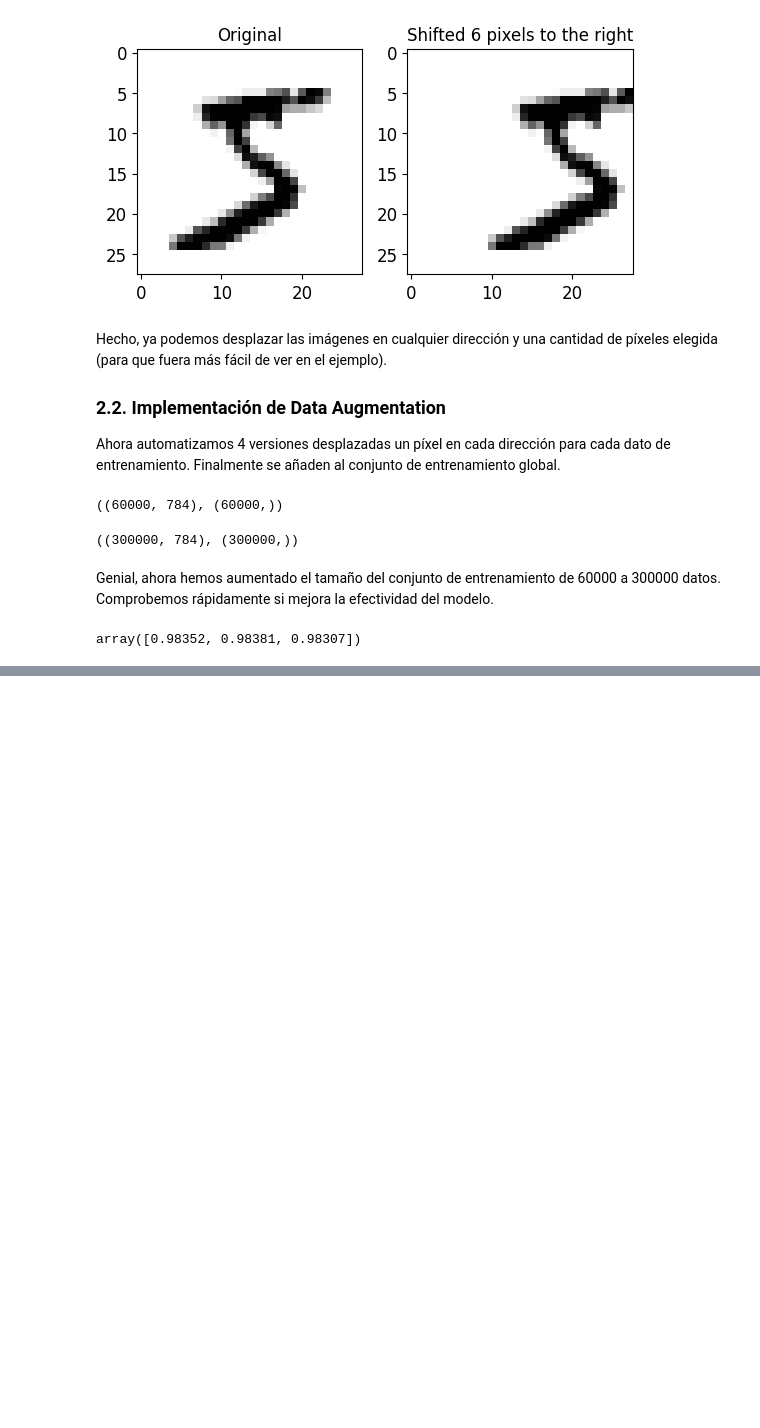
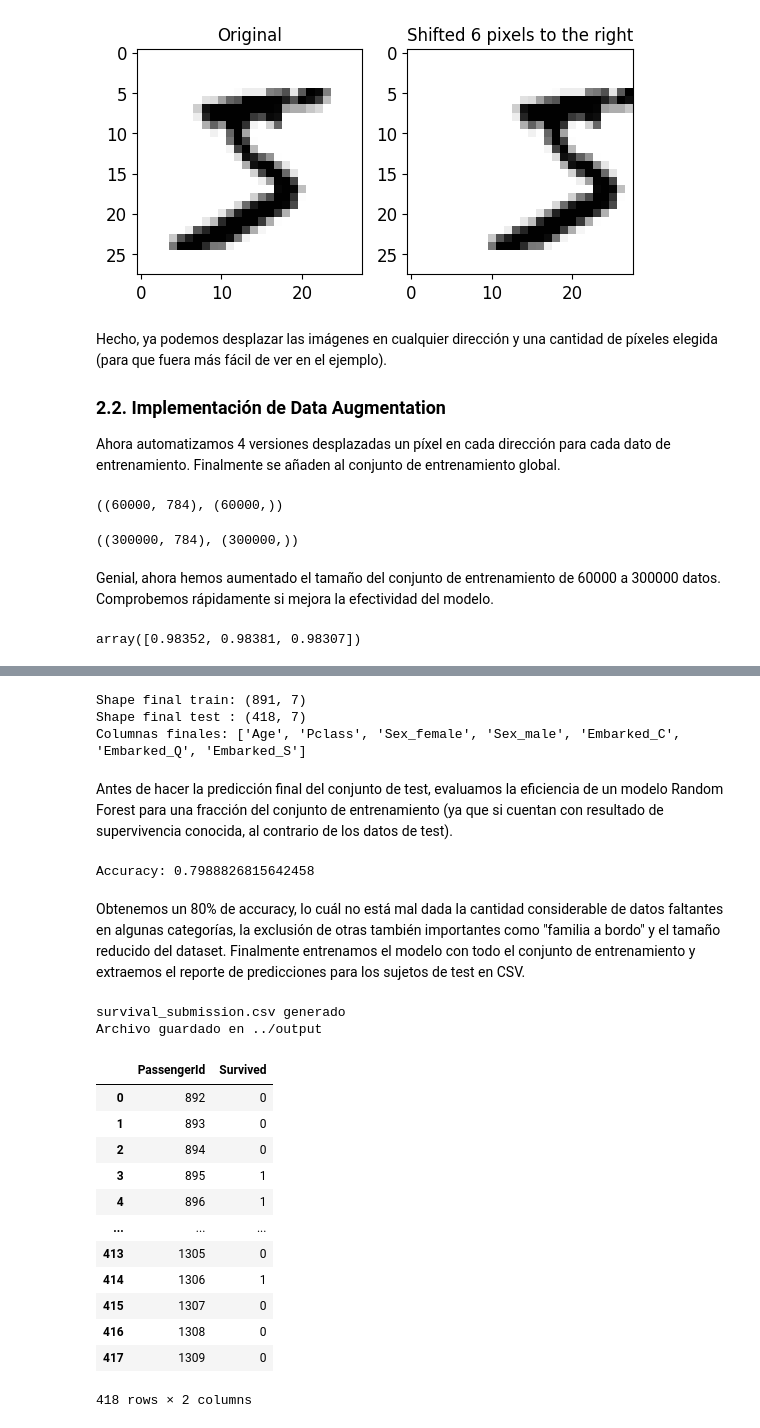
Before and after one commit to hugodidi/muria-machinelearning, a Jupyter notebook: Classification/src/classification_exercises_diazdiazhugo.ipynb, the cells around one changed output, grey strips where cells are left out. Drawn from its saved outputs; the diff is of its cells as text; code cells hidden in the pictures; blank space fills up the shorter version.

```diff
--- a/Classification/classification_exercises_diazdiazhugo.ipynb
+++ b/Classification/src/classification_exercises_diazdiazhugo.ipynb
@@ -194,0 +277,71 @@ Tras 18 minutos de entrenamiento + validación cruzada se verifica que un modelo
+# %%
+# Convertir numéricas imputadas en DataFrame
+Xtr_num_imp = pd.DataFrame(Xtr_num_imp, columns=num_cols, index=X_train.index)
+Xte_num_imp = pd.DataFrame(Xte_num_imp, columns=num_cols, index=X_test.index)
+
+# Unir numéricas y categóricas
+Xtr_final = pd.concat([Xtr_num_imp, Xtr_cat_ohe], axis=1)
+Xte_final = pd.concat([Xte_num_imp, Xte_cat_ohe], axis=1)
+
+print("Shape final train:", Xtr_final.shape)
+print("Shape final test :", Xte_final.shape)
+print("Columnas finales:", list(Xtr_final.columns))
+# %% [output]
+Shape final train: (891, 7)
+Shape final test : (418, 7)
+Columnas finales: ['Age', 'Pclass', 'Sex_female', 'Sex_male', 'Embarked_C', 'Embarked_Q', 'Embarked_S']
+# %% [markdown]
+Antes de hacer la predicción final del conjunto de test, evaluamos la eficiencia de un modelo Random Forest para una fracción del conjunto de entrenamiento (ya que si cuentan con resultado de supervivencia conocida, al contrario de los datos de test).
+# %%
+from sklearn.model_selection import train_test_split
+X_tr, X_val, y_tr, y_val = train_test_split(
+    Xtr_final, y_train, test_size=0.2, stratify=y_train, random_state=42
+)
+
+from sklearn.ensemble import RandomForestClassifier
+from sklearn.metrics import accuracy_score
+
+rf = RandomForestClassifier(n_estimators=300, random_state=42)
+rf.fit(X_tr, y_tr)
+val_pred = rf.predict(X_val)
+print("Accuracy:", accuracy_score(y_val, val_pred))
+# %% [output]
+Accuracy: 0.7988826815642458
+# %% [markdown]
+Obtenemos un 80% de accuracy, lo cuál no está mal dada la cantidad considerable de datos faltantes en algunas categorías, la exclusión de otras también importantes como "familia a bordo" y el tamaño reducido del dataset. Finalmente entrenamos el modelo con todo el conjunto de entrenamiento y extraemos el reporte de predicciones para los sujetos de test en CSV.
+# %%
+rf.fit(Xtr_final, y_train)
+test_pred = rf.predict(Xte_final)
+
+# Crear el archivo de reporte de predicciones
+import os
+
+submission = pd.DataFrame({"PassengerId": df_test["PassengerId"], "Survived": test_pred.astype(int)})
+print("survival_submission.csv generado")
+
+# crear carpeta ../output si no existe
+os.makedirs("../output", exist_ok=True)
+
+# guardar el archivo ahí
+submission.to_csv("../output/submission.csv", index=False)
+print("Archivo guardado en ../output")
+# %% [output]
+survival_submission.csv generado
+Archivo guardado en ../output
+# %%
+predictiondata = pd.read_csv("../output/submission.csv")
+predictiondata.head(418)
+# %% [output]
+|  | PassengerId | Survived |
+| 0 | 892 | 0 |
+| 1 | 893 | 0 |
+| 2 | 894 | 0 |
+| 3 | 895 | 1 |
+| 4 | 896 | 1 |
+| ... | ... | ... |
+| 413 | 1305 | 0 |
+| 414 | 1306 | 1 |
+| 415 | 1307 | 0 |
+| 416 | 1308 | 0 |
+| 417 | 1309 | 0 |
+418 rows × 2 columns
```
Also changed, not shown: parts of 14 cells of this notebook, 4 other files.
